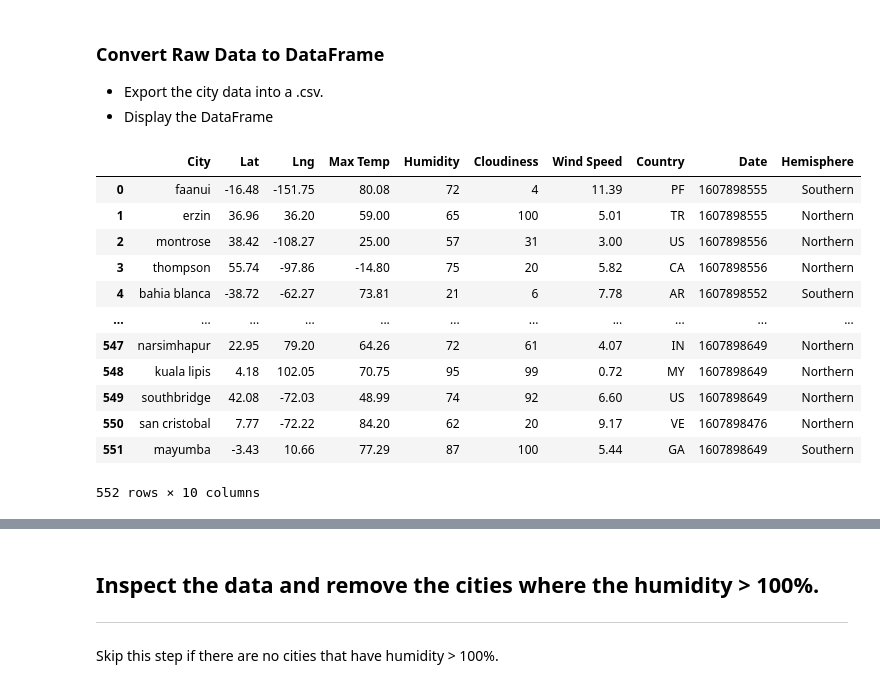
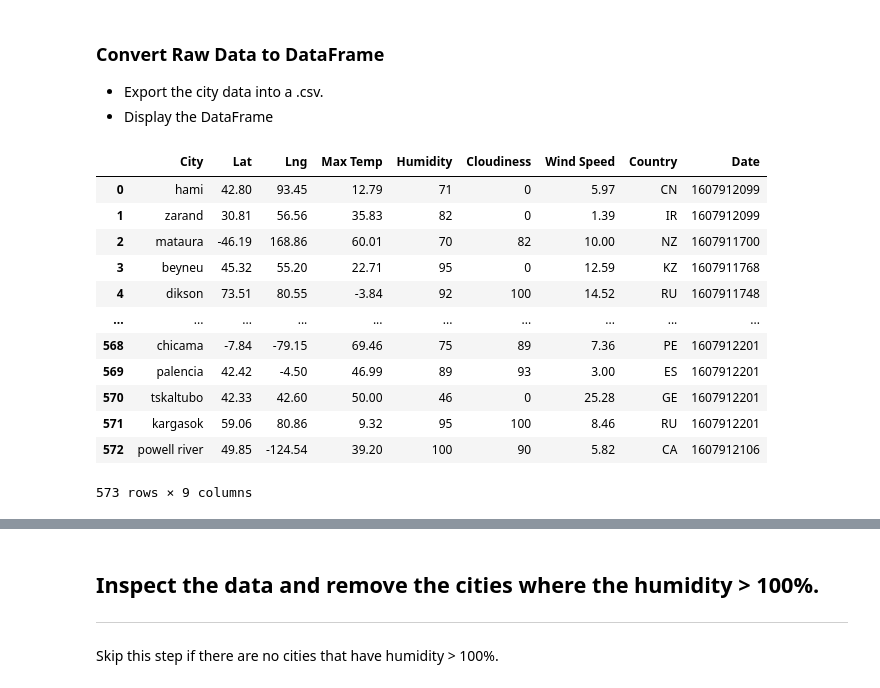
Before and after one commit to marybellavia/python-api-challenge, a Jupyter notebook: starter_code/WeatherPy.ipynb, the cells around one changed output, grey strips where cells are left out. Cells and saved outputs as stored; diff of their text form; code cells hidden in the pictures.

```diff
--- a/starter_code/WeatherPy.ipynb
+++ b/starter_code/WeatherPy.ipynb
@@ -134,22 +134,22 @@ Data Retrieval Complete
 * Export the city data into a .csv.
 * Display the DataFrame
 # %%
-temps_df.to_csv('weather_export.csv', index=False)
+temps_df.to_csv('../output_data/weather_export.csv', index=False)
 temps_df
 # %% [output]
-|  | City | Lat | Lng | Max Temp | Humidity | Cloudiness | Wind Speed | Country | Date | Hemisphere |
-| 0 | faanui | -16.48 | -151.75 | 80.08 | 72 | 4 | 11.39 | PF | 1607898555 | Southern |
-| 1 | erzin | 36.96 | 36.20 | 59.00 | 65 | 100 | 5.01 | TR | 1607898555 | Northern |
-| 2 | montrose | 38.42 | -108.27 | 25.00 | 57 | 31 | 3.00 | US | 1607898556 | Northern |
-| 3 | thompson | 55.74 | -97.86 | -14.80 | 75 | 20 | 5.82 | CA | 1607898556 | Northern |
-| 4 | bahia blanca | -38.72 | -62.27 | 73.81 | 21 | 6 | 7.78 | AR | 1607898552 | Southern |
-| ... | ... | ... | ... | ... | ... | ... | ... | ... | ... | ... |
-| 547 | narsimhapur | 22.95 | 79.20 | 64.26 | 72 | 61 | 4.07 | IN | 1607898649 | Northern |
-| 548 | kuala lipis | 4.18 | 102.05 | 70.75 | 95 | 99 | 0.72 | MY | 1607898649 | Northern |
-| 549 | southbridge | 42.08 | -72.03 | 48.99 | 74 | 92 | 6.60 | US | 1607898649 | Northern |
-| 550 | san cristobal | 7.77 | -72.22 | 84.20 | 62 | 20 | 9.17 | VE | 1607898476 | Northern |
-| 551 | mayumba | -3.43 | 10.66 | 77.29 | 87 | 100 | 5.44 | GA | 1607898649 | Southern |
+|  | City | Lat | Lng | Max Temp | Humidity | Cloudiness | Wind Speed | Country | Date |
+| 0 | hami | 42.80 | 93.45 | 12.79 | 71 | 0 | 5.97 | CN | 1607912099 |
+| 1 | zarand | 30.81 | 56.56 | 35.83 | 82 | 0 | 1.39 | IR | 1607912099 |
+| 2 | mataura | -46.19 | 168.86 | 60.01 | 70 | 82 | 10.00 | NZ | 1607911700 |
+| 3 | beyneu | 45.32 | 55.20 | 22.71 | 95 | 0 | 12.59 | KZ | 1607911768 |
+| 4 | dikson | 73.51 | 80.55 | -3.84 | 92 | 100 | 14.52 | RU | 1607911748 |
+| ... | ... | ... | ... | ... | ... | ... | ... | ... | ... |
+| 568 | chicama | -7.84 | -79.15 | 69.46 | 75 | 89 | 7.36 | PE | 1607912201 |
+| 569 | palencia | 42.42 | -4.50 | 46.99 | 89 | 93 | 3.00 | ES | 1607912201 |
+| 570 | tskaltubo | 42.33 | 42.60 | 50.00 | 46 | 0 | 25.28 | GE | 1607912201 |
+| 571 | kargasok | 59.06 | 80.86 | 9.32 | 95 | 100 | 8.46 | RU | 1607912201 |
+| 572 | powell river | 49.85 | -124.54 | 39.20 | 100 | 90 | 5.82 | CA | 1607912106 |
-552 rows × 10 columns
+573 rows × 9 columns
 # %%
 temps_summary = temps_df.describe()
 temps_summary
```
Also changed, not shown: parts of 15 cells of this notebook, 32 other files.
